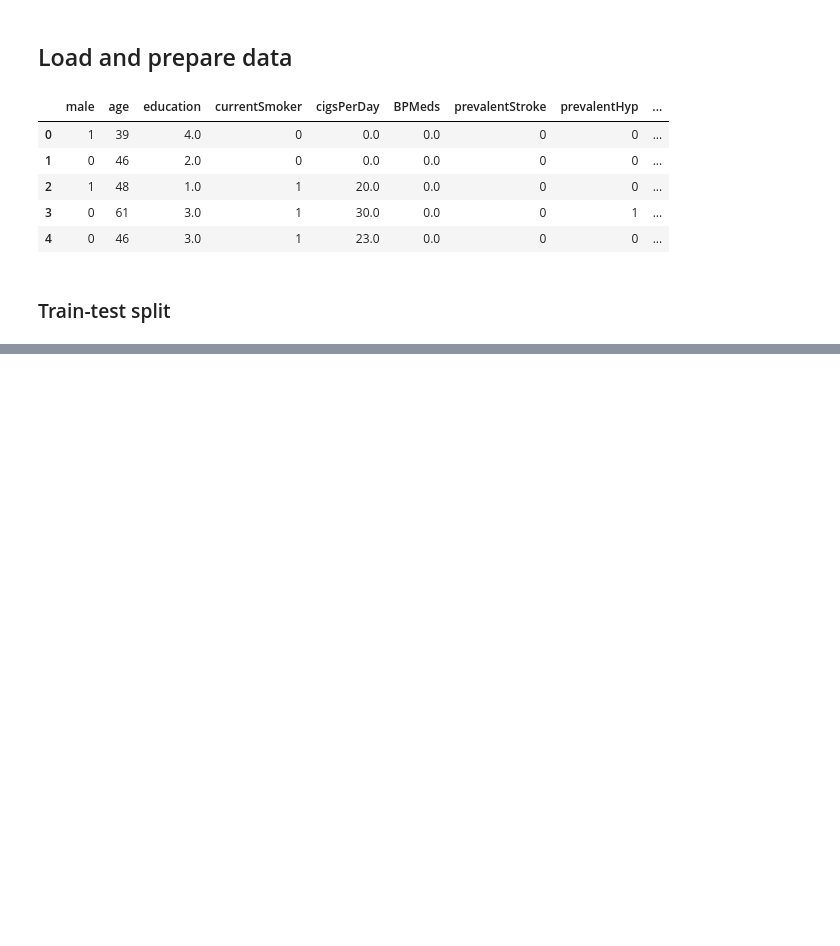
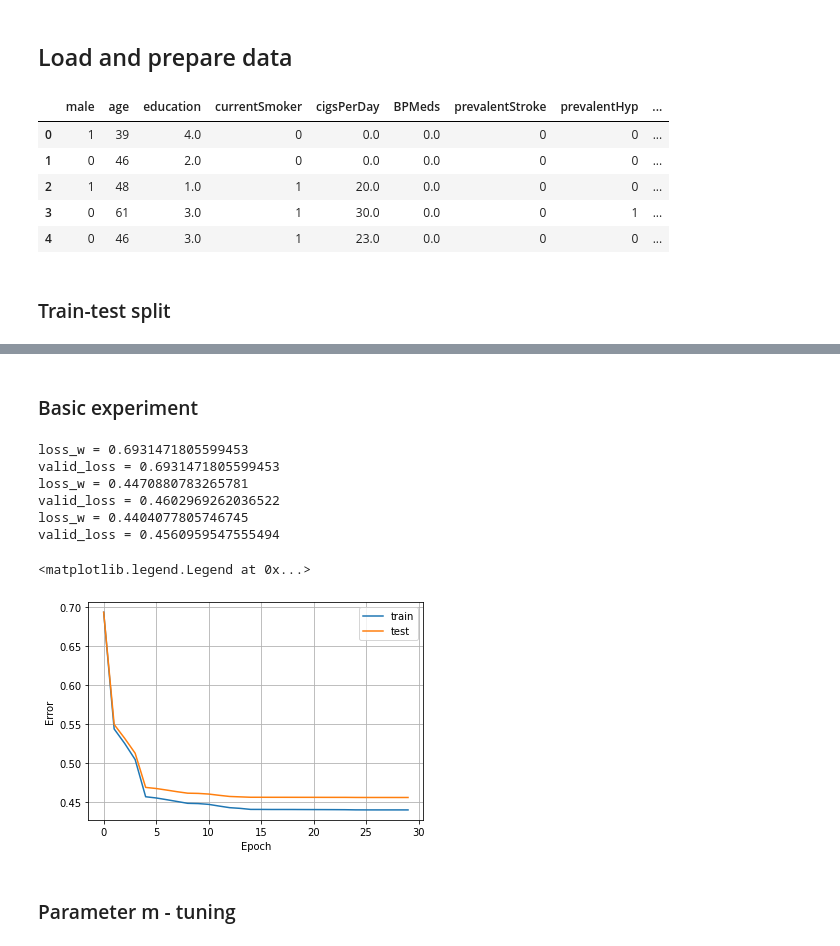
Before and after one commit to msorins/OptoML_course_proj, a Jupyter notebook: classification_zo.ipynb, the cells around one changed output, grey strips where cells are left out. Cells and saved outputs as stored; diff of their text form; code cells hidden in the pictures; blank space fills up the shorter version.

Commit message:
add experiments, clean code

```diff
--- a/classification_zo.ipynb
+++ b/classification_zo.ipynb
@@ -52,0 +51,26 @@ X_train.shape
+# %% [markdown]
+### Basic experiment
+# %%
+epochs = 30
+# %%
+w1, losses1, valid_losses1 = random_search(epochs, X_train, y_train, X_valid, y_valid, gamma=0.00001, m=0.0001, loss=log_loss)
+# %% [output]
+loss_w = 0.6931471805599453
+valid_loss = 0.6931471805599453
+loss_w = 0.4470880783265781
+valid_loss = 0.4602969262036522
+loss_w = 0.4404077805746745
+valid_loss = 0.4560959547555494
+# %%
+plt.plot(list(range(30)), losses1, label = 'train')
+plt.plot(list(range(30)), valid_losses1, label = 'test')
+plt.xlabel('Epoch')
+plt.ylabel('Error')
+plt.grid()
+plt.legend()
+#plt.savefig('figs/zo_classification')
+# %% [output]
+<matplotlib.legend.Legend at 0x...>
+[figure, added]
+# %% [markdown]
+### Parameter m - tuning
```
Also changed, not shown: parts of 37 cells of this notebook, 1 other file.
